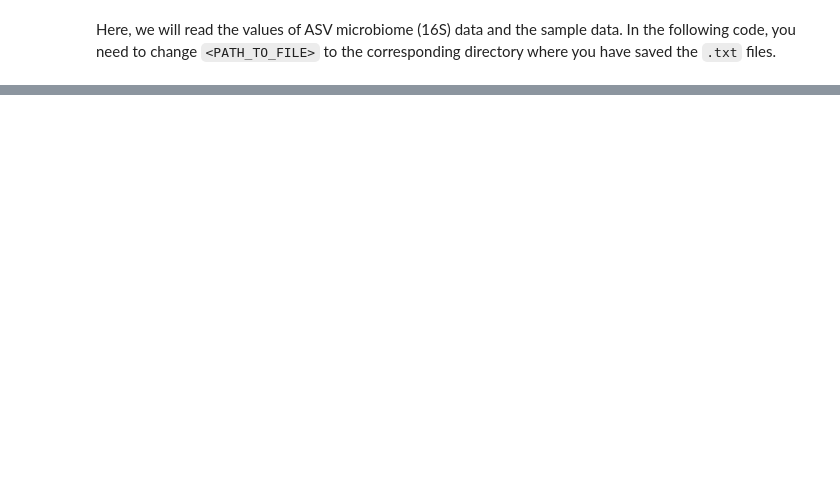
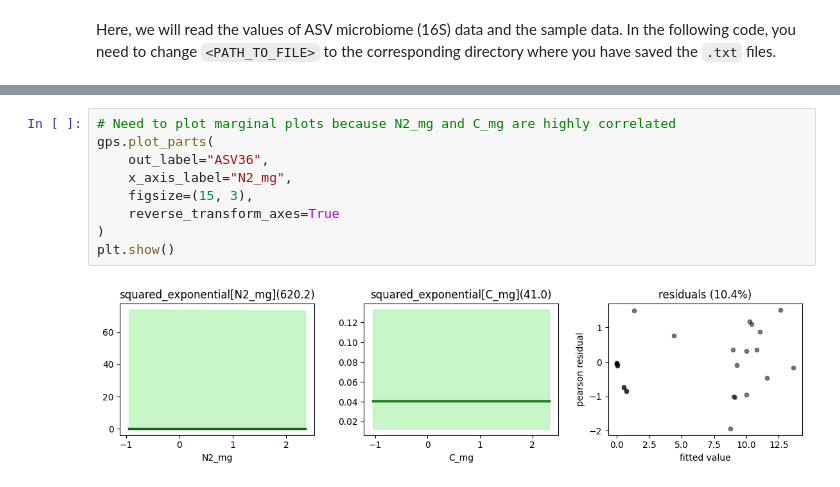
Before and after one commit to omicsEye/waveome, a Jupyter notebook: examples/Marine_microbiome/16S_environment_microbiome_antibiotic_treatments.ipynb, the cells around one changed output, grey strips where cells are left out. Drawn from its saved outputs; the diff is of its cells as text; blank space fills up the shorter version.

```diff
--- a/examples/Marine_microbiome/16S_environment_microbiome_antibiotic_treatments.ipynb
+++ b/examples/Marine_microbiome/16S_environment_microbiome_antibiotic_treatments.ipynb
@@ -358,0 +168,11 @@ for i in df.columns[5:10]:
+# %%
+# Need to plot marginal plots because N2_mg and C_mg are highly correlated
+gps.plot_parts(
+    out_label="ASV36",
+    x_axis_label="N2_mg",
+    figsize=(15, 3),
+    reverse_transform_axes=True
+)
+plt.show()
+# %% [output]
+[figure, added]
```
Also changed, not shown: parts of 55 cells of this notebook.
